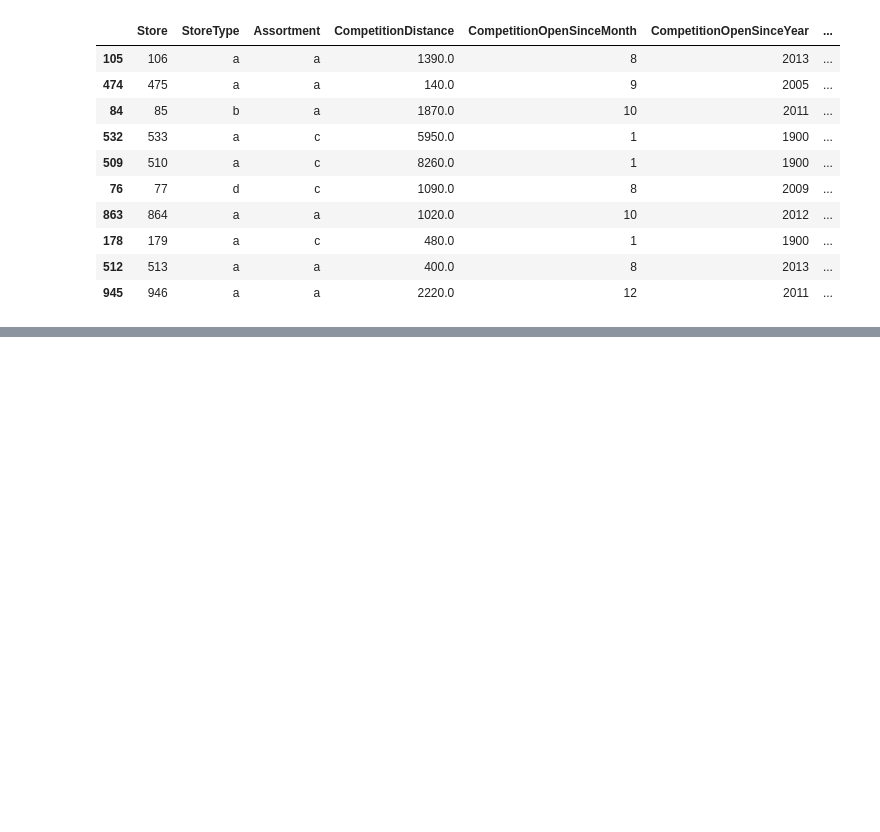
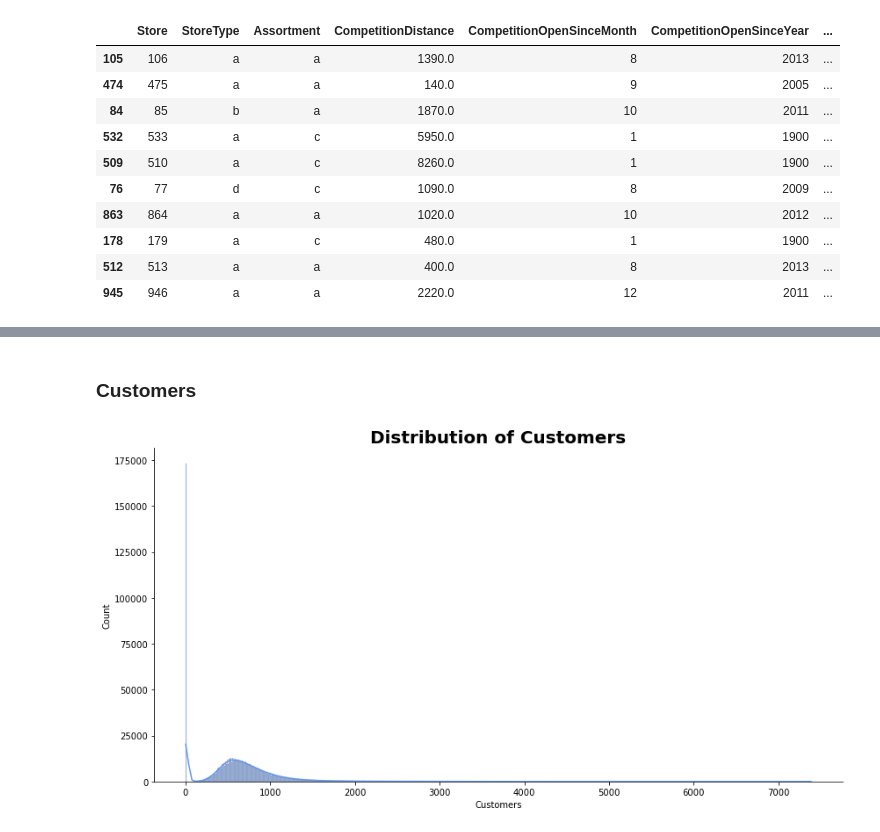
Before and after one commit to Ammon21/Rossmann_Pharmaceutical_Sales, a Jupyter notebook: notebooks/EDA.ipynb, the cells around one changed output, grey strips where cells are left out. Saved outputs shown, nothing was run; the diff lists cells and outputs as text; code cells hidden in the pictures; blank space fills up the shorter version.

```diff
--- a/notebooks/EDA.ipynb
+++ b/notebooks/EDA.ipynb
@@ -362,0 +451,6 @@ store_df.sample(10)
+# %% [markdown]
+### Customers
+# %%
+plot_hist(train_df, 'Customers')
+# %% [output]
+[figure, added]
```
Also changed, not shown: parts of 23 cells of this notebook.
